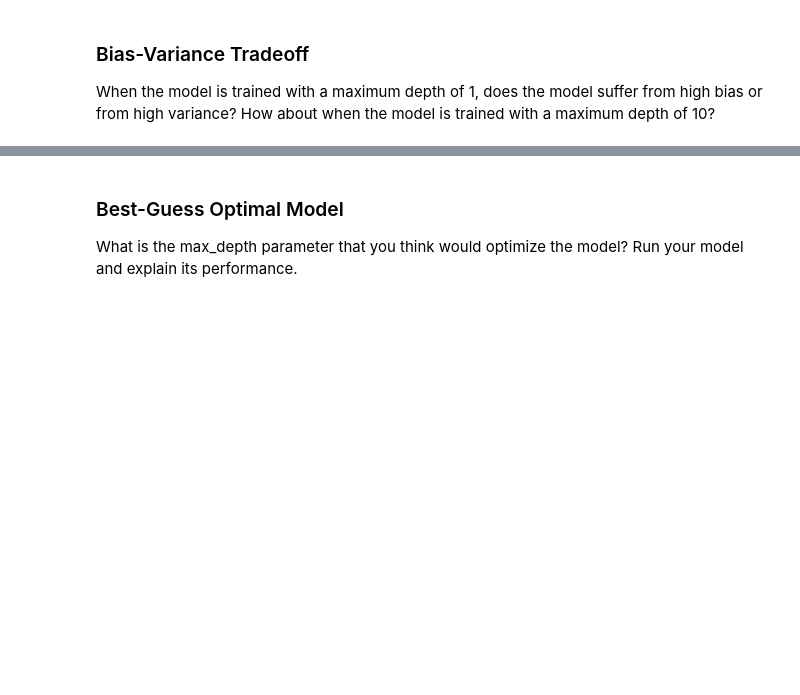
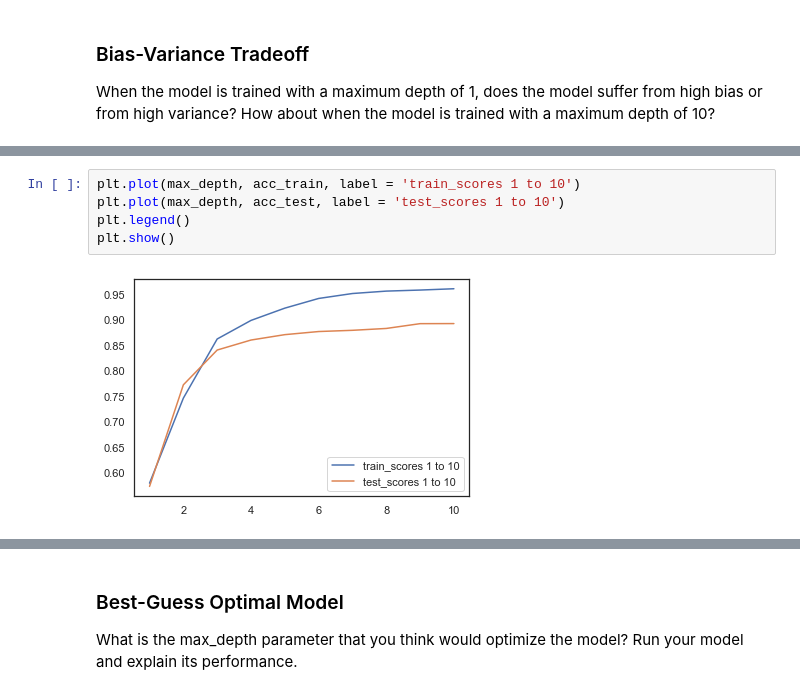
Before and after one commit to ta-data-lis/lab-problems-in-ml, a Jupyter notebook: your-code/lab_boston_housing.ipynb, the cells around one changed output, grey strips where cells are left out. Saved outputs shown, nothing was run; the diff lists cells and outputs as text; blank space fills up the shorter version.

```diff
--- a/your-code/lab_boston_housing.ipynb
+++ b/your-code/lab_boston_housing.ipynb
@@ -305,0 +434,7 @@ When the model is trained with a maximum depth of 1, does the model suffer from
+# %%
+plt.plot(max_depth, acc_train, label = 'train_scores 1 to 10')
+plt.plot(max_depth, acc_test, label = 'test_scores 1 to 10')
+plt.legend()
+plt.show()
+# %% [output]
+[figure, added]
```
Also changed, not shown: parts of 19 cells of this notebook, 1 other file.
